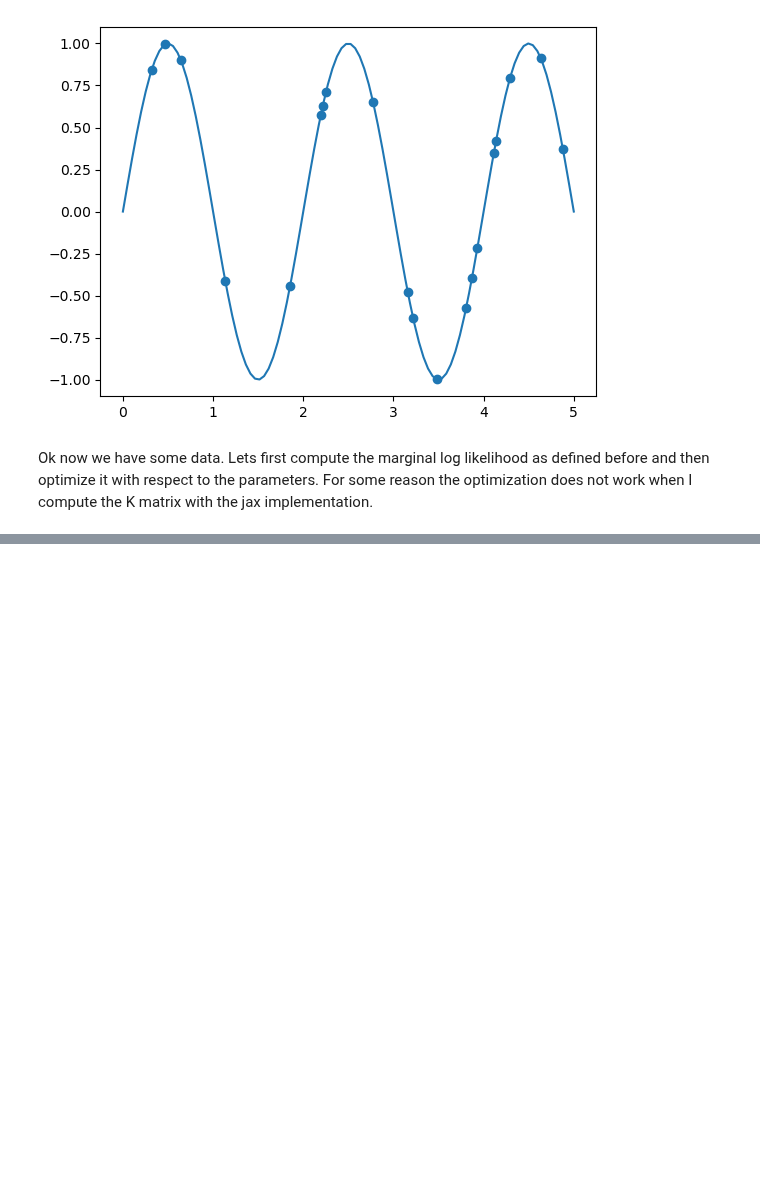
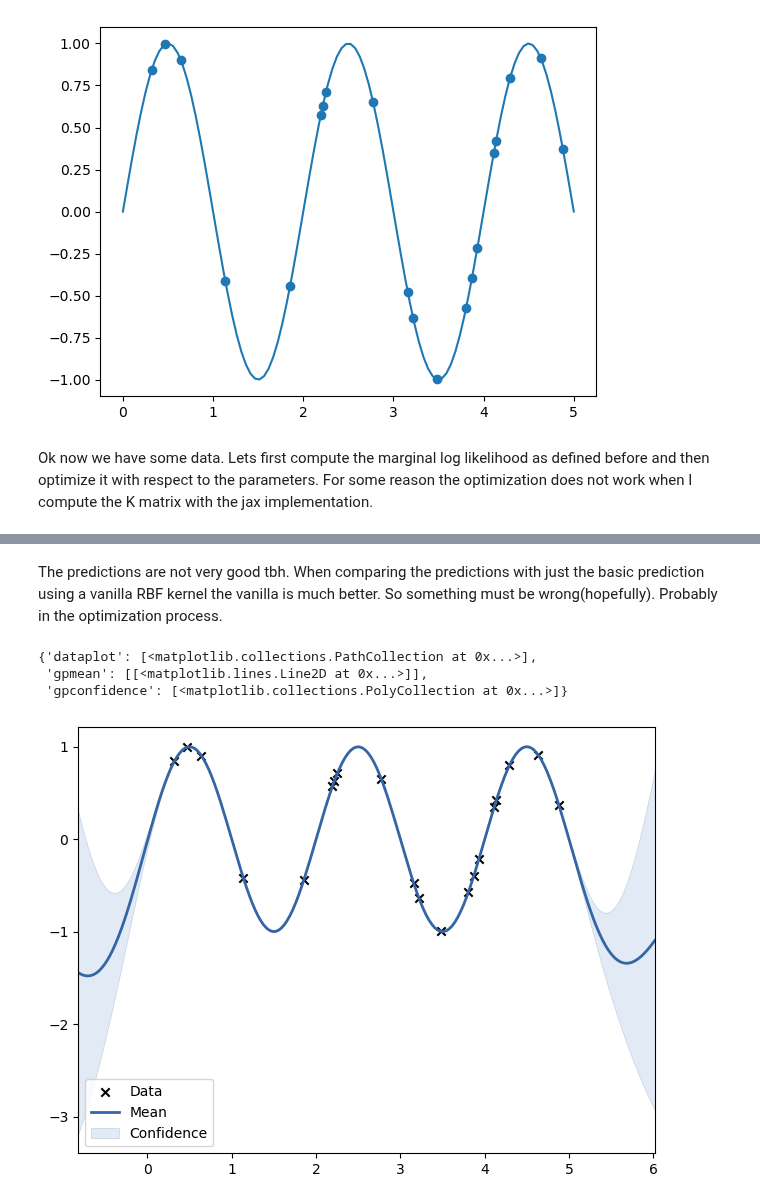
Before and after one commit to TobiLeitgeb/Code_bac, a Jupyter notebook: kernel_with_autograd.ipynb, the cells around one changed output, grey strips where cells are left out. Saved outputs shown, nothing was run; the diff lists cells and outputs as text; code cells hidden in the pictures; blank space fills up the shorter version.

```diff
--- a/kernel_with_autograd.ipynb
+++ b/kernel_with_autograd.ipynb
@@ -351,3 +349,16 @@ plt.scatter(x_train, targets_train, label='Training data', color='black', marker
+# %% [markdown]
+The predictions are not very good tbh. When comparing the predictions with just the basic prediction using a vanilla RBF kernel the vanilla is much better. So something must be wrong(hopefully). Probably in the optimization process.
+# %%
+import GPy
+kernel  = GPy.kern.RBF(input_dim=1, variance=1, lengthscale=1)
+m = GPy.models.GPRegression(x_train.reshape(-1,1), targets_train.reshape(-1,1), kernel)
+m.optimize()
+m.plot()
+# %% [output]
+{'dataplot': [<matplotlib.collections.PathCollection at 0x...>],
+ 'gpmean': [[<matplotlib.lines.Line2D at 0x...>]],
+ 'gpconfidence': [<matplotlib.collections.PolyCollection at 0x...>]}
+[figure, added]
 # %%
 from gaussian_processes_util import plot_gp
 hyperparameters = [1,1,np.pi]
```
Also changed, not shown: parts of 14 cells of this notebook, 2 other files.
